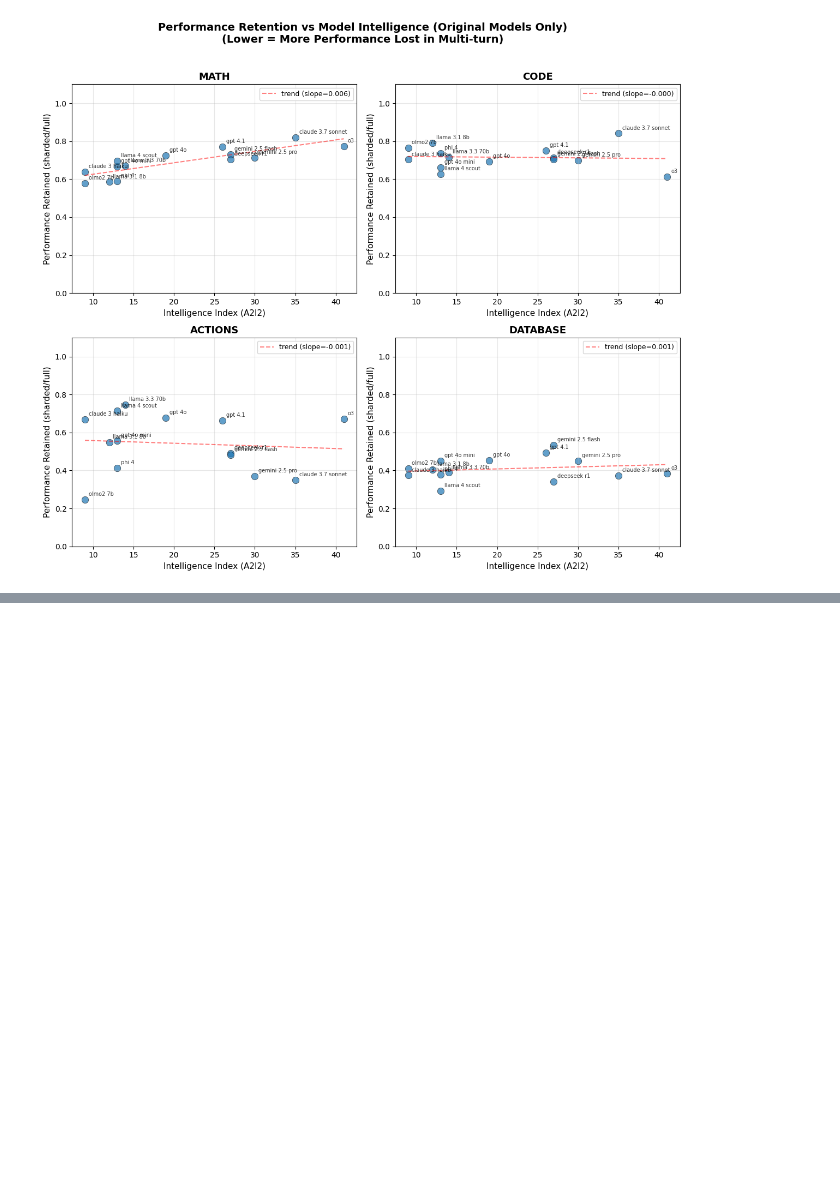
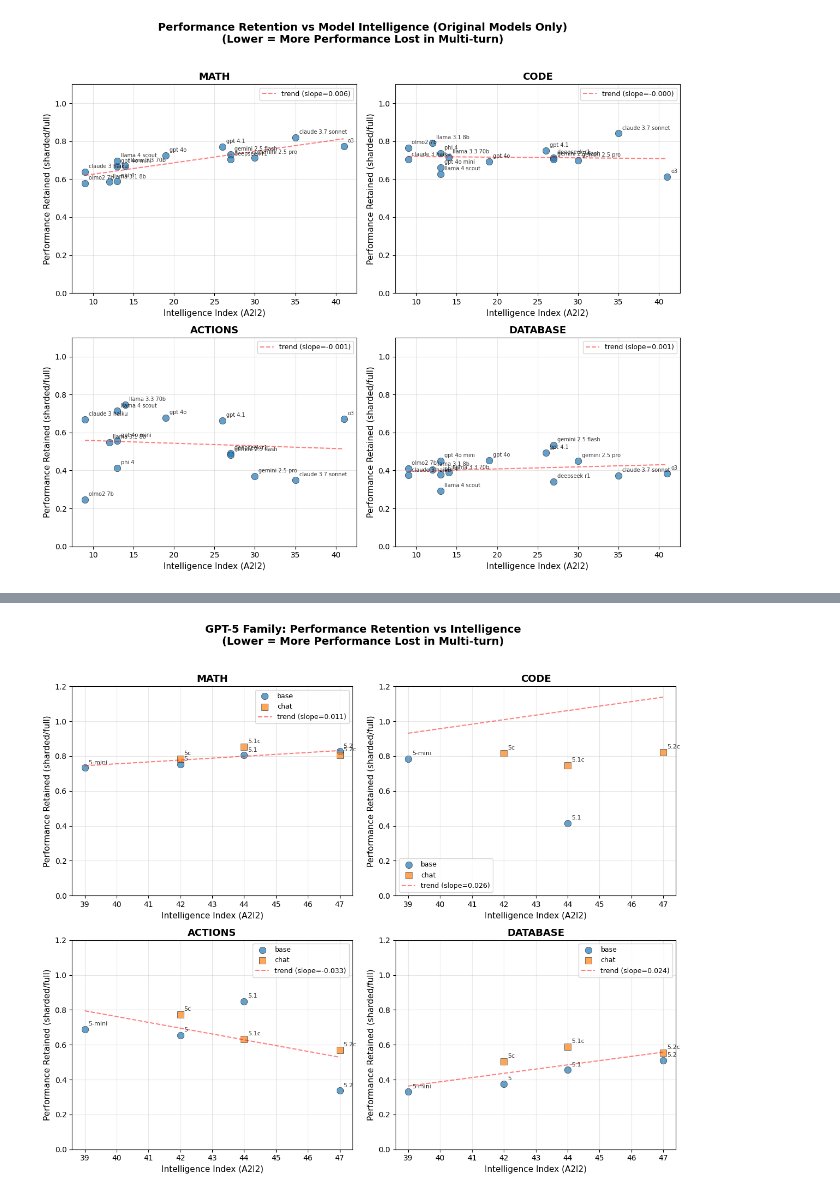
Before and after one commit to matt-seb-ho/ctx_editor, a Jupyter notebook: notebooks/plot_against_capacity.ipynb, the cells around one changed output, grey strips where cells are left out. Drawn from its saved outputs; the diff is of its cells as text; code cells hidden in the pictures; blank space fills up the shorter version.

```diff
--- a/notebooks/plot_against_capacity.ipynb
+++ b/notebooks/plot_against_capacity.ipynb
@@ -294,0 +334,18 @@ plt.show()
+# %%
+# Process new CSV data to get proportion retained
+# Pivot to get full and sharded side by side
+df_pivot = df_sota.pivot_table(
+    index=["task", "assistant_model"],
+    columns="conv_type",
+    values="accuracy_all"
+).reset_index()
+
+# Calculate proportion retained
+df_pivot["proportion_retained"] = df_pivot["sharded"] / df_pivot["full"]
+df_pivot["intelligence"] = df_pivot["assistant_model"].apply(get_a2i2)
+
+# Rename for consistency
+df_gpt5 = df_pivot.rename(columns={"assistant_model": "model"})
+df_gpt5 = df_gpt5[df_gpt5["intelligence"].notna()]  # only models with a2i2 values
+
+df_gpt5
@@ -294,0 +370,55 @@ plt.show()
+# %%
+# =============================================================================
+# FIGURE 1: GPT-5 Family Models Only
+# =============================================================================
+fig, axes = plt.subplots(2, 2, figsize=(12, 10))
+axes = axes.flatten()
+
+for ax, task in zip(axes, tasks_of_interest):
+    task_df = df_gpt5[df_gpt5["task"] == task]
+
+    # Separate base models and chat models for different markers
+    base_mask = ~task_df["model"].str.contains("-chat")
+    chat_mask = task_df["model"].str.contains("-chat")
+
+    # Plot base models (circles)
+    base_df = task_df[base_mask]
+    ax.scatter(base_df["intelligence"], base_df["proportion_retained"],
+               s=80, alpha=0.7, edgecolors='black', linewidth=0.5,
+               label="base", marker='o')
+
+    # Plot chat models (squares)
+    chat_df = task_df[chat_mask]
+    ax.scatter(chat_df["intelligence"], chat_df["proportion_retained"],
+               s=80, alpha=0.7, edgecolors='black', linewidth=0.5,
+               label="chat", marker='s')
+
+    # Add model labels
+    for _, row in task_df.iterrows():
+        label = row["model"].replace("gpt-", "").replace("-chat", "c")
+        ax.annotate(label,
+                    (row["intelligence"], row["proportion_retained"]),
+                    fontsize=8, alpha=0.8,
+                    xytext=(5, 5), textcoords='offset points')
+
+    # Add trend line (all points)
+    if len(task_df) > 1:
+        z = np.polyfit(task_df["intelligence"], task_df["proportion_retained"], 1)
+        p = np.poly1d(z)
+        x_line = np.linspace(task_df["intelligence"].min(), task_df["intelligence"].max(), 100)
+        ax.plot(x_line, p(x_line), "r--", alpha=0.5, label=f"trend (slope={z[0]:.3f})")
+
+    ax.set_xlabel("Intelligence Index (A2I2)", fontsize=11)
+    ax.set_ylabel("Performance Retained (sharded/full)", fontsize=11)
+    ax.set_title(f"{task.upper()}", fontsize=13, fontweight='bold')
+    ax.legend(loc='best', fontsize=9)
+    ax.grid(True, alpha=0.3)
+    ax.set_ylim(0, 1.2)
+
+plt.suptitle("GPT-5 Family: Performance Retention vs Intelligence\n(Lower = More Performance Lost in Multi-turn)",
+             fontsize=14, fontweight='bold', y=1.02)
+plt.tight_layout()
+plt.savefig("performance_vs_intelligence_gpt5_family.png", dpi=150, bbox_inches='tight')
+plt.show()
+# %% [output]
+[figure, added]
```
Also changed, not shown: parts of 12 cells of this notebook, 17 other files.
